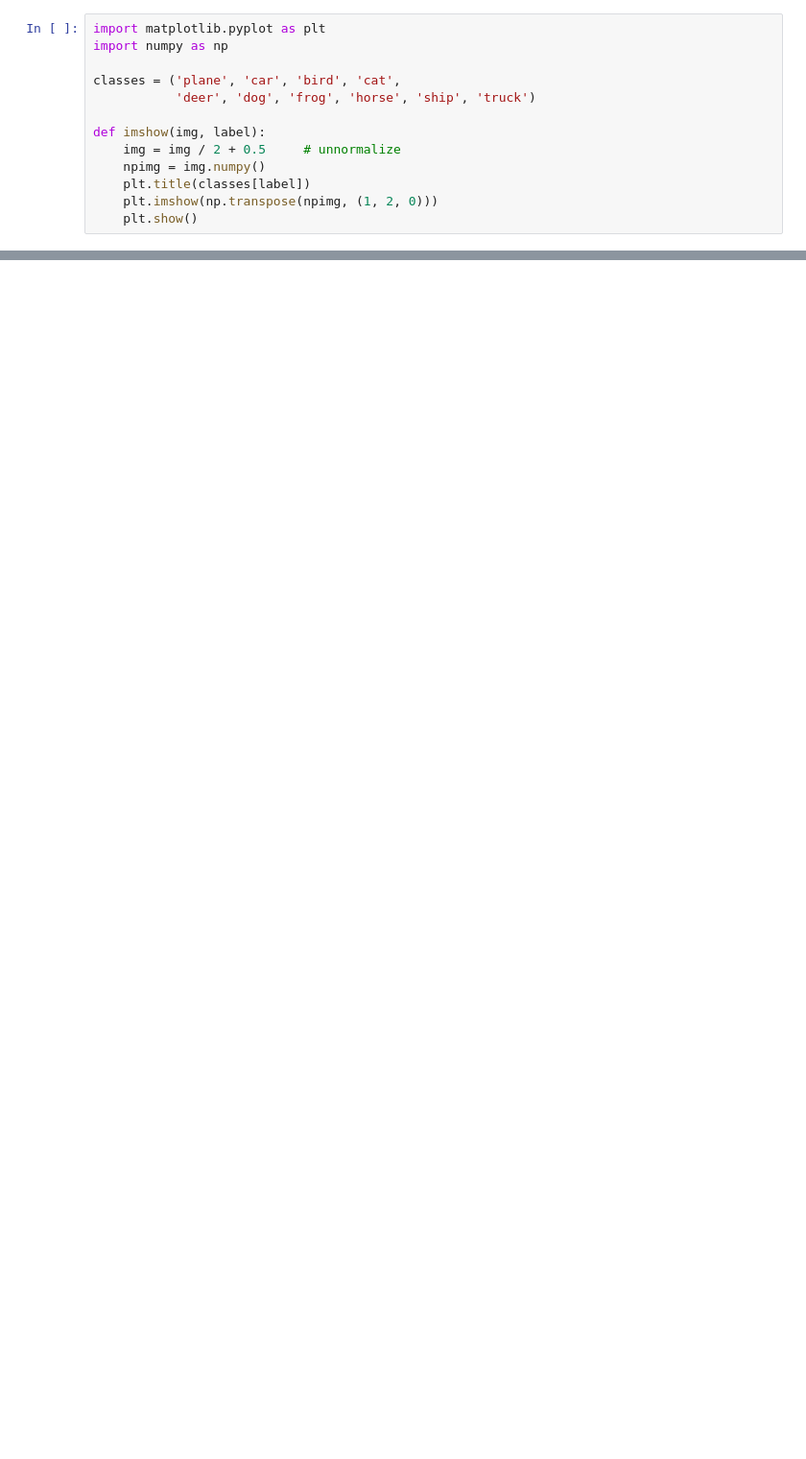
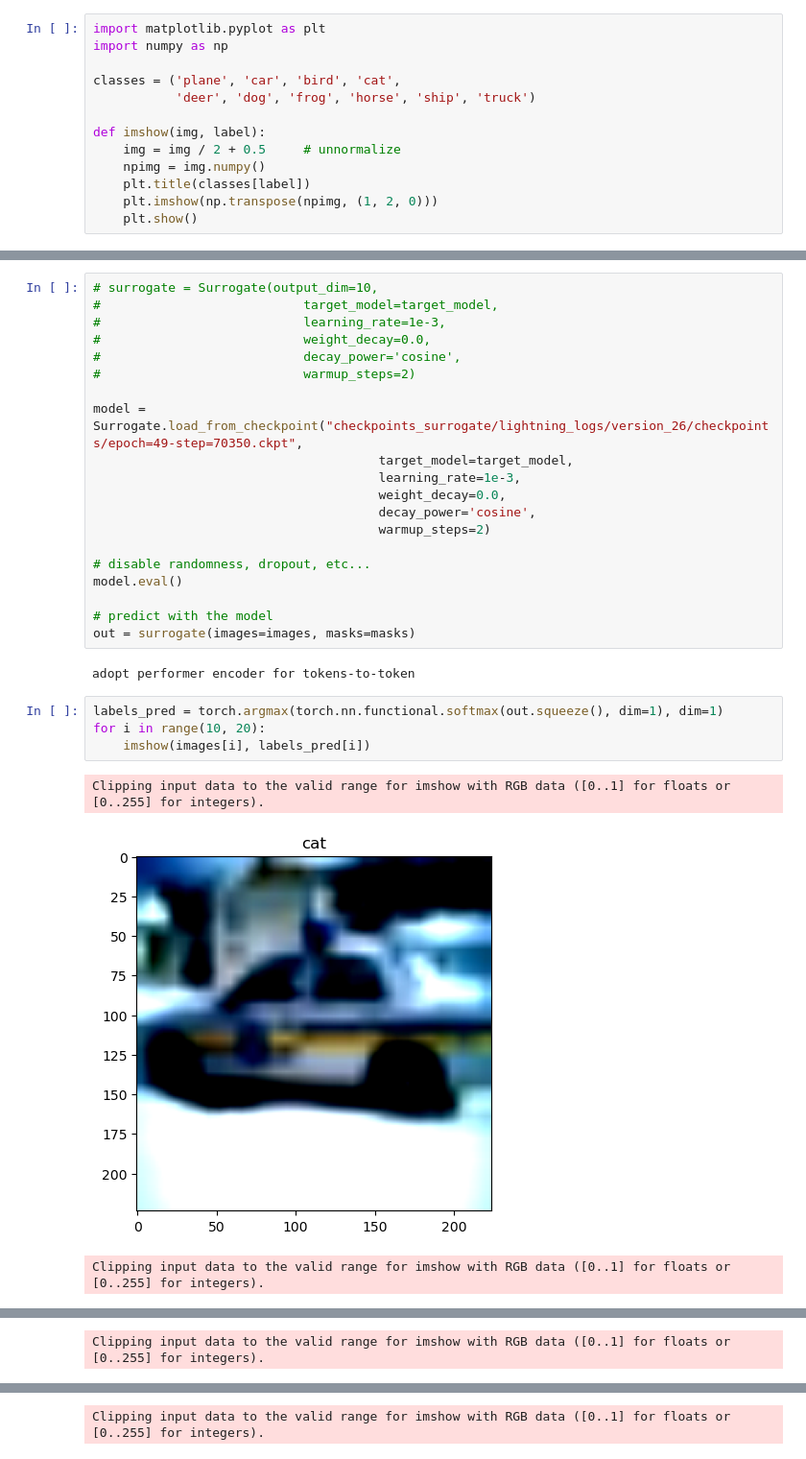
Before and after one commit to jacek-tomasz-rutkowski/magisterka, a Jupyter notebook: T2T_ViT/vit_shapley/modules/surrogate_visualize.ipynb, the cells around one changed output, grey strips where cells are left out. Shown at 96% size. Cells and saved outputs as stored; diff of their text form; blank space fills up the shorter version.

```diff
--- a/T2T_ViT/vit_shapley/modules/surrogate_visualize.ipynb
+++ b/T2T_ViT/vit_shapley/modules/surrogate_visualize.ipynb
@@ -69,0 +94,30 @@ tensor([5, 9, 5, 5, 5, 5, 5, 5, 5, 5, 9, 5, 5, 5, 5, 5, 5, 5, 5, 5, 9, 5, 5, 5,
+# %%
+# surrogate = Surrogate(output_dim=10,
+#                           target_model=target_model,
+#                           learning_rate=1e-3,
+#                           weight_decay=0.0,
+#                           decay_power='cosine',
+#                           warmup_steps=2)
+
+model = Surrogate.load_from_checkpoint("checkpoints_surrogate/lightning_logs/version_26/checkpoints/epoch=49-step=70350.ckpt",
+                                      target_model=target_model,
+                                      learning_rate=1e-3,
+                                      weight_decay=0.0,
+                                      decay_power='cosine',
+                                      warmup_steps=2)
+
+# disable randomness, dropout, etc...
+model.eval()
+
+# predict with the model
+out = surrogate(images=images, masks=masks)
+# %% [output]
+adopt performer encoder for tokens-to-token
+# %%
+labels_pred = torch.argmax(torch.nn.functional.softmax(out.squeeze(), dim=1), dim=1)
+for i in range(10, 20):
+    imshow(images[i], labels_pred[i])
+# %% [output]
+Clipping input data to the valid range for imshow with RGB data ([0..1] for floats or [0..255] for integers).
+[figure, added]
+Clipping input data to the valid range for imshow with RGB data ([0..1] for floats or [0..255] for integers).
@@ -69,0 +125 @@ tensor([5, 9, 5, 5, 5, 5, 5, 5, 5, 5, 9, 5, 5, 5, 5, 5, 5, 5, 5, 5, 9, 5, 5, 5,
+Clipping input data to the valid range for imshow with RGB data ([0..1] for floats or [0..255] for integers).
@@ -69,0 +127 @@ tensor([5, 9, 5, 5, 5, 5, 5, 5, 5, 5, 9, 5, 5, 5, 5, 5, 5, 5, 5, 5, 9, 5, 5, 5,
+Clipping input data to the valid range for imshow with RGB data ([0..1] for floats or [0..255] for integers).
```
Also changed, not shown: parts of 13 cells of this notebook, 7 other files.
